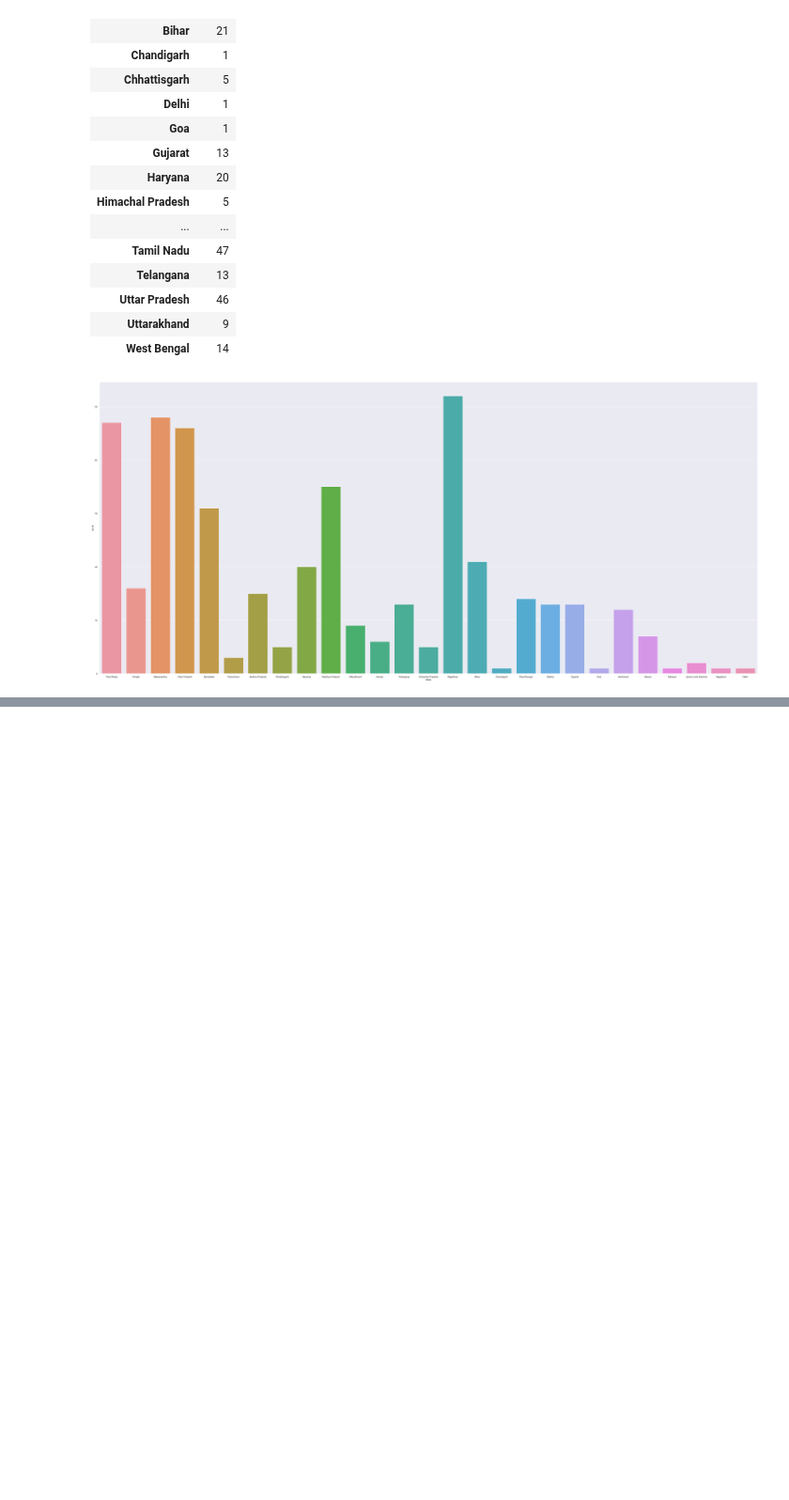
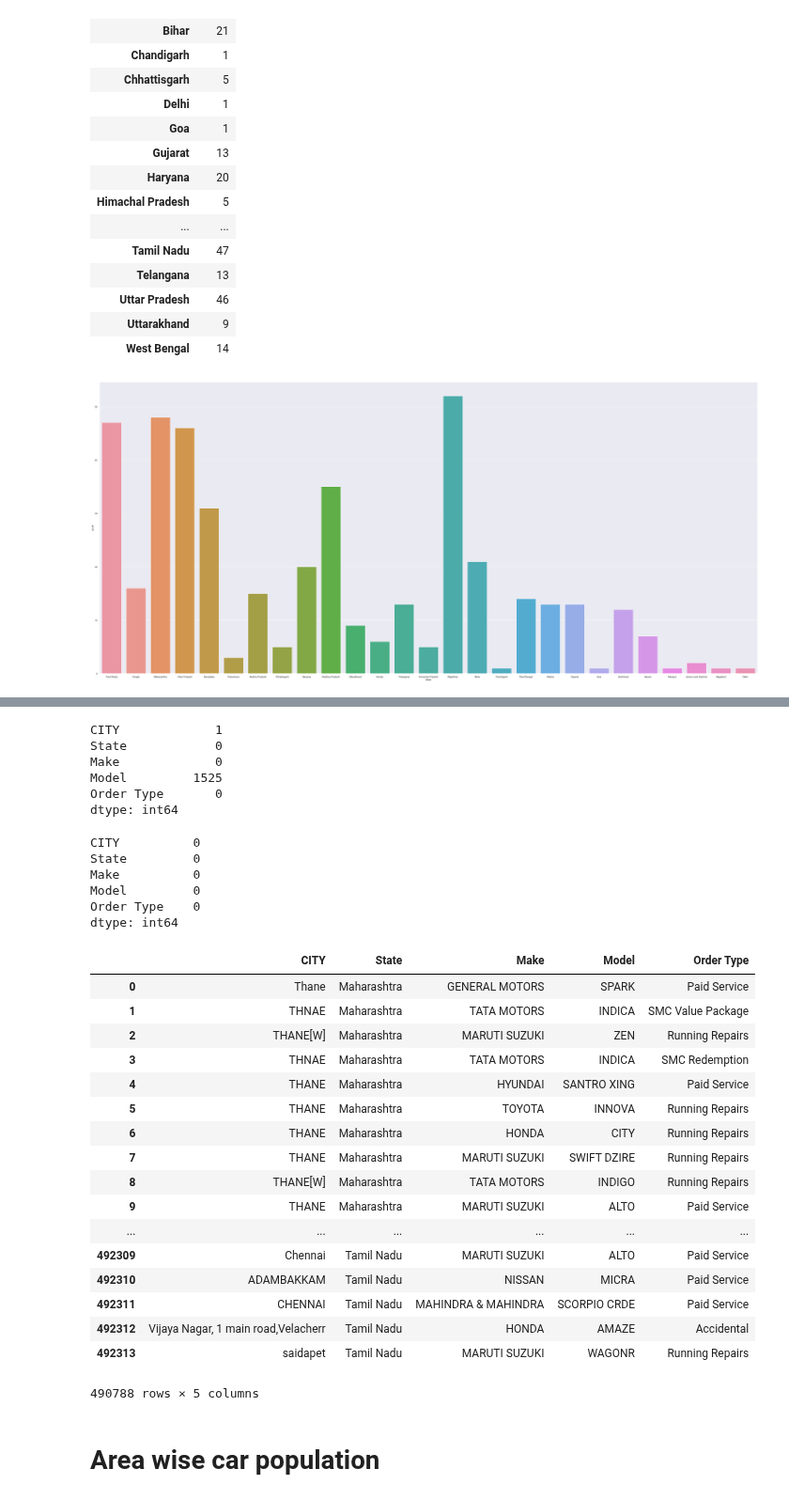
Before and after one commit to Tinya10/Mahindra-First-Choice, a Jupyter notebook: Mahindra_Finance_Use_Case.ipynb, the cells around one changed output, grey strips where cells are left out. Shown at 94% size. Saved outputs shown, nothing was run; the diff lists cells and outputs as text; code cells hidden in the pictures; blank space fills up the shorter version.

```diff
--- a/Mahindra_Finance_Use_Case.ipynb
+++ b/Mahindra_Finance_Use_Case.ipynb
@@ -448,0 +466,5 @@ ax = sns.countplot(x="State",data=Plant_Master)
+# %%
+#we can see that State column has been incorrect;y labelled as District hence we will change the column name
+
+Final_invoice = Final_invoice.rename(columns = {'District':'State'})
+Final_invoice.head(5)
@@ -448,0 +539,42 @@ ax = sns.countplot(x="State",data=Plant_Master)
+# %%
+df.isnull().sum()
+# %% [output]
+CITY             1
+State            0
+Make             0
+Model         1525
+Order Type       0
+dtype: int64
+# %%
+df = df.dropna()
+df.isnull().sum()
+# %% [output]
+CITY          0
+State         0
+Make          0
+Model         0
+Order Type    0
+dtype: int64
+# %%
+df
+# %% [output]
+|  | CITY | State | Make | Model | Order Type |
+| 0 | Thane | Maharashtra | GENERAL MOTORS | SPARK | Paid Service |
+| 1 | THNAE | Maharashtra | TATA MOTORS | INDICA | SMC Value Package |
+| 2 | THANE[W] | Maharashtra | MARUTI SUZUKI | ZEN | Running Repairs |
+| 3 | THNAE | Maharashtra | TATA MOTORS | INDICA | SMC Redemption |
+| 4 | THANE | Maharashtra | HYUNDAI | SANTRO XING | Paid Service |
+| 5 | THANE | Maharashtra | TOYOTA | INNOVA | Running Repairs |
+| 6 | THANE | Maharashtra | HONDA | CITY | Running Repairs |
+| 7 | THANE | Maharashtra | MARUTI SUZUKI | SWIFT DZIRE | Running Repairs |
+| 8 | THANE[W] | Maharashtra | TATA MOTORS | INDIGO | Running Repairs |
+| 9 | THANE | Maharashtra | MARUTI SUZUKI | ALTO | Paid Service |
+| ... | ... | ... | ... | ... | ... |
+| 492309 | Chennai | Tamil Nadu | MARUTI SUZUKI | ALTO | Paid Service |
+| 492310 | ADAMBAKKAM | Tamil Nadu | NISSAN | MICRA | Paid Service |
+| 492311 | CHENNAI | Tamil Nadu | MAHINDRA & MAHINDRA | SCORPIO CRDE | Paid Service |
+| 492312 | Vijaya Nagar, 1 main road,Velacherr | Tamil Nadu | HONDA | AMAZE | Accidental |
+| 492313 | saidapet | Tamil Nadu | MARUTI SUZUKI | WAGONR | Running Repairs |
+490788 rows × 5 columns
+# %% [markdown]
+# Area wise car population
```
Also changed, not shown: parts of 43 cells of this notebook.
